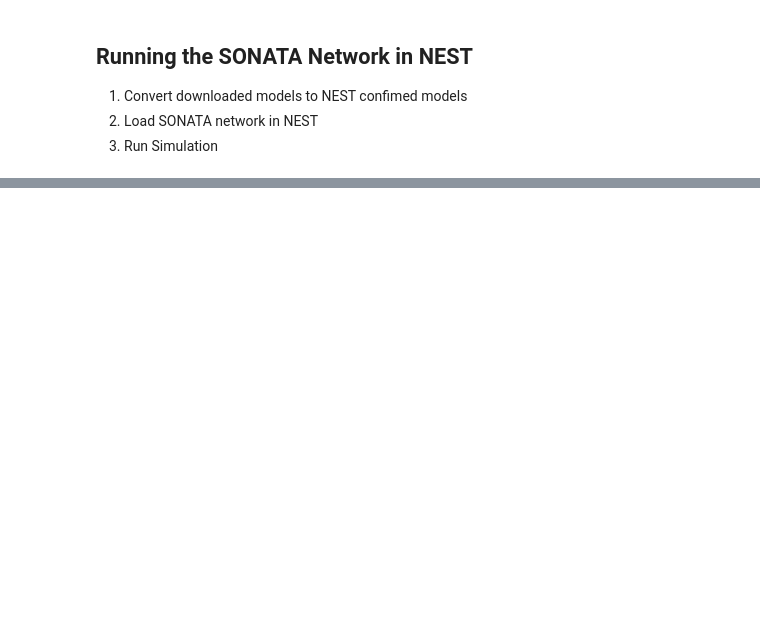
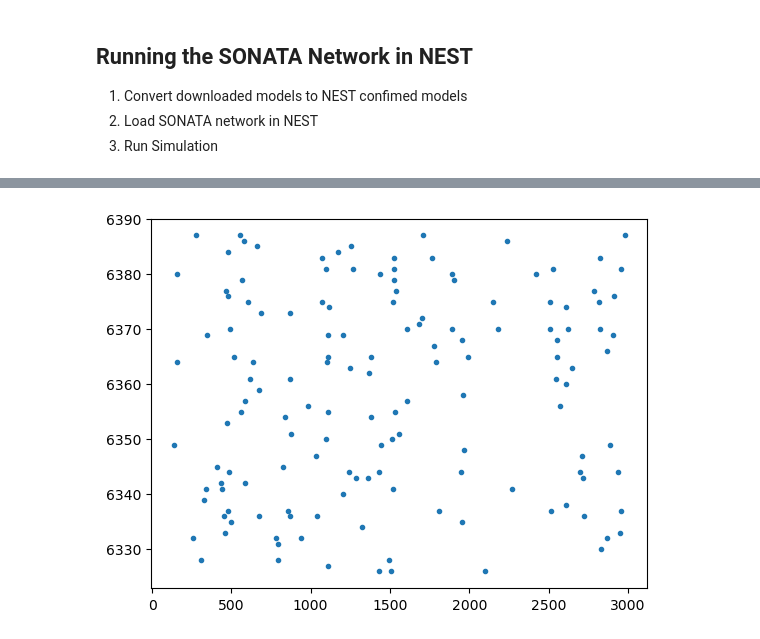
Before and after one commit to apache/airavata-cerebrum, a Jupyter notebook: resources/notebooks/V1L4-Notebook.ipynb, the cells around one changed output, grey strips where cells are left out. Saved outputs shown, nothing was run; the diff lists cells and outputs as text; code cells hidden in the pictures; blank space fills up the shorter version.

```diff
--- a/resources/notebooks/V1L4-Notebook.ipynb
+++ b/resources/notebooks/V1L4-Notebook.ipynb
@@ -244,0 +316,9 @@ nest.Connect(node_collections["v1l4"], spike_rec)
+# %%
+spike_data = spike_rec.events
+spike_senders = spike_data["senders"]
+ts = spike_data["times"]
+plt.figure(2)
+plt.plot(ts, spike_senders, ".")
+plt.show()
+# %% [output]
+[figure, added]
```
Also changed, not shown: parts of 7 cells of this notebook, 8 other files.
